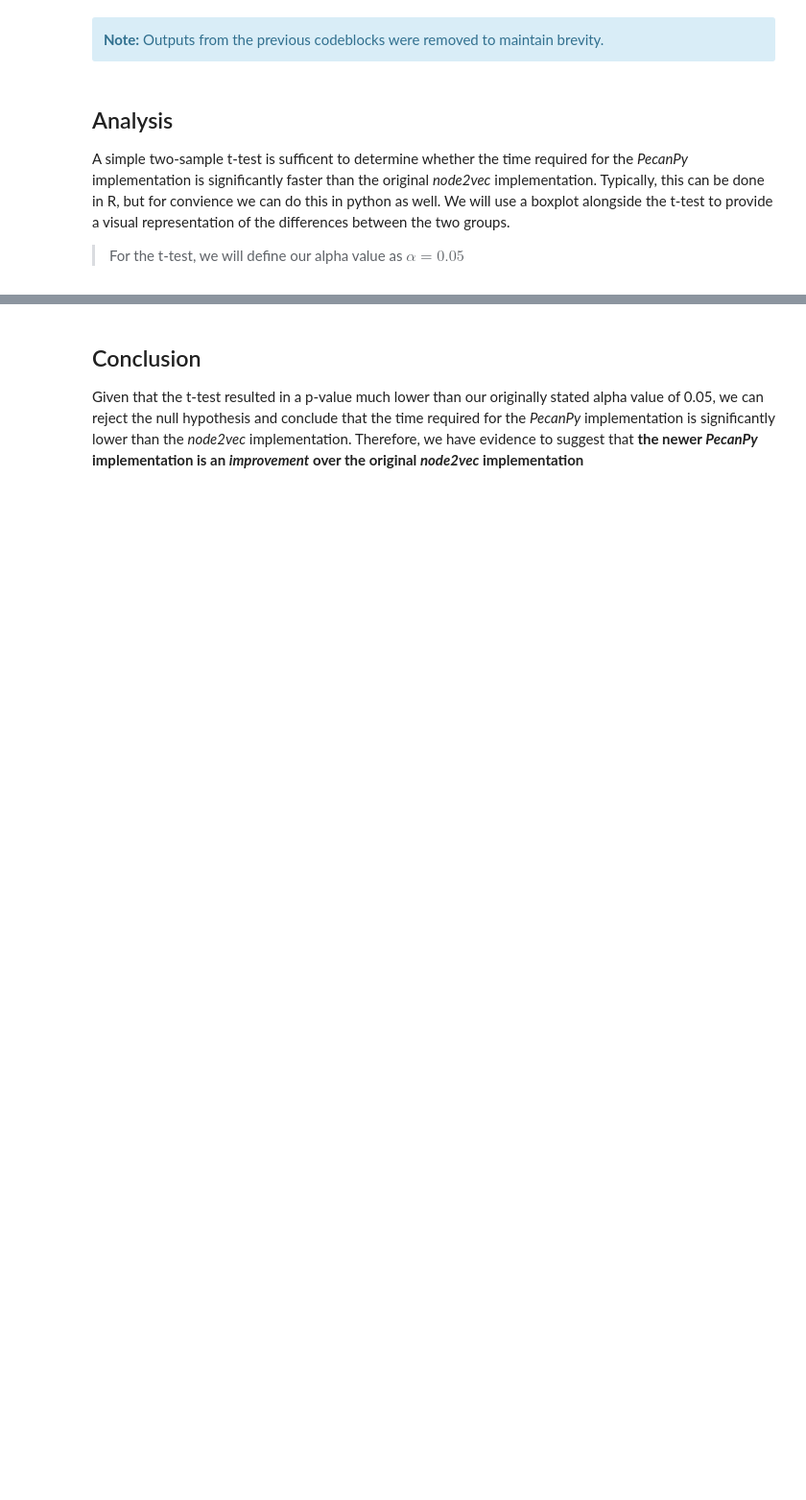
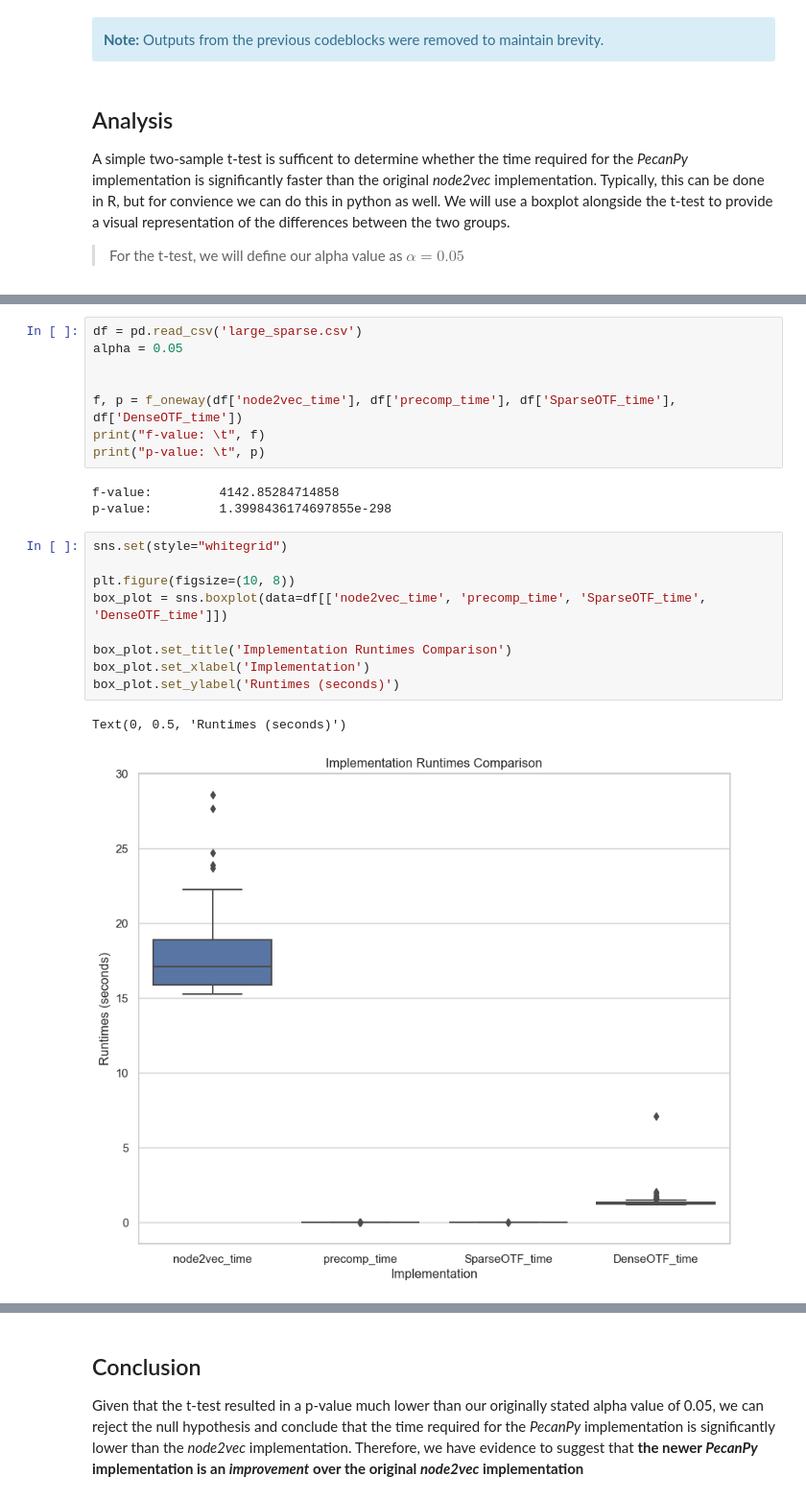
Before and after one commit to agustin-lorenzo/network-analysis-final, a Jupyter notebook: finalproject.ipynb, the cells around one changed output, grey strips where cells are left out. Shown at 96% size. Cells and saved outputs as stored; diff of their text form; blank space fills up the shorter version.

```diff
--- a/finalproject.ipynb
+++ b/finalproject.ipynb
@@ -658,0 +383,23 @@ p-value:         7.529257659984512e-66
+# %%
+df = pd.read_csv('large_sparse.csv')
+alpha = 0.05
+
+
+f, p = f_oneway(df['node2vec_time'], df['precomp_time'], df['SparseOTF_time'], df['DenseOTF_time'])
+print("f-value: \t", f)
+print("p-value: \t", p)
+# %% [output]
+f-value:         4142.85284714858
+p-value:         1.3998436174697855e-298
+# %%
+sns.set(style="whitegrid")
+
+plt.figure(figsize=(10, 8))
+box_plot = sns.boxplot(data=df[['node2vec_time', 'precomp_time', 'SparseOTF_time', 'DenseOTF_time']])
+
+box_plot.set_title('Implementation Runtimes Comparison')
+box_plot.set_xlabel('Implementation')
+box_plot.set_ylabel('Runtimes (seconds)')
+# %% [output]
+Text(0, 0.5, 'Runtimes (seconds)')
+[figure, added]
```
Also changed, not shown: parts of 40 cells of this notebook, 3 other files.
